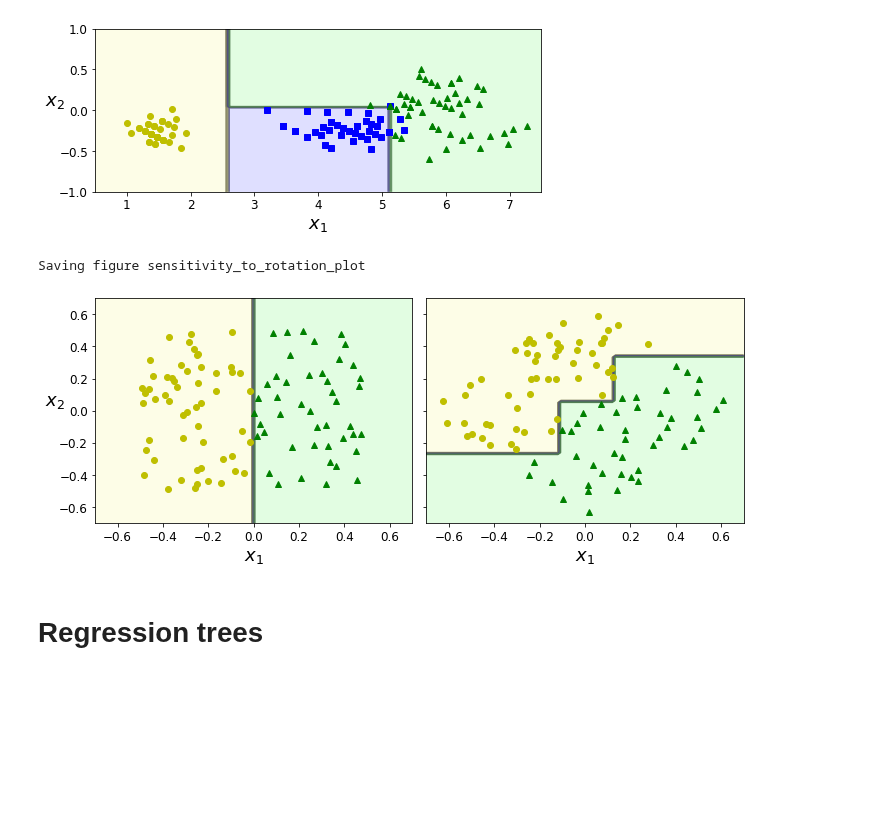
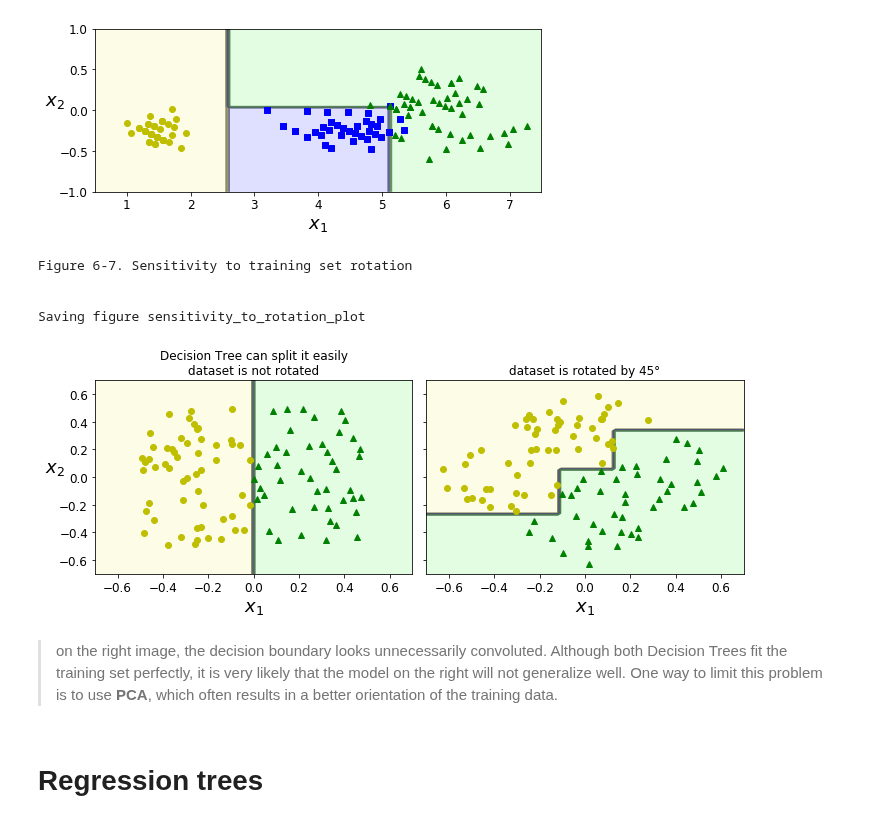
Before and after one commit to nyculescu/handson-ml2, a Jupyter notebook: 06_decision_trees.ipynb, the cells around one changed output. Drawn from its saved outputs; the diff is of its cells as text; code cells hidden in the pictures; blank space fills up the shorter version.

Commit message:
noted added to <Sensitivity to training set details>

```diff
--- a/06_decision_trees.ipynb
+++ b/06_decision_trees.ipynb
@@ -301,29 +311,38 @@ plt.show()
 # %%
 np.random.seed(6)
 Xs = np.random.rand(100, 2) - 0.5
 ys = (Xs[:, 0] > 0).astype(np.float32) * 2
 
 angle = np.pi / 4
 rotation_matrix = np.array([[np.cos(angle), -np.sin(angle)], [np.sin(angle), np.cos(angle)]])
 Xsr = Xs.dot(rotation_matrix)
 
 tree_clf_s = DecisionTreeClassifier(random_state=42)
 tree_clf_s.fit(Xs, ys)
 tree_clf_sr = DecisionTreeClassifier(random_state=42)
 tree_clf_sr.fit(Xsr, ys)
 
+print_bold("Figure 6-7. Sensitivity to training set rotation")
+
 fig, axes = plt.subplots(ncols=2, figsize=(10, 4), sharey=True)
 plt.sca(axes[0])
+plt.title(label="Decision Tree can split it easily\ndataset is not rotated")
 plot_decision_boundary(tree_clf_s, Xs, ys, axes=[-0.7, 0.7, -0.7, 0.7], iris=False)
 plt.sca(axes[1])
+plt.title(label="dataset is rotated by 45°")
 plot_decision_boundary(tree_clf_sr, Xsr, ys, axes=[-0.7, 0.7, -0.7, 0.7], iris=False)
 plt.ylabel("")
 
 save_fig("sensitivity_to_rotation_plot")
 plt.show()
 # %% [output]
+Figure 6-7. Sensitivity to training set rotation
+
+
 Saving figure sensitivity_to_rotation_plot
-[figure, old version]
+[figure, new version]
+# %% [markdown]
+> on the right image, the decision boundary looks unnecessarily convoluted. Although both Decision Trees fit the training set perfectly, it is very likely that the model on the right will not generalize well. One way to limit this problem is to use **PCA**, which often results in a better orientation of the training data.
 # %% [markdown]
 # Regression trees
 # %%
```
Also changed, not shown: parts of 12 cells of this notebook.
